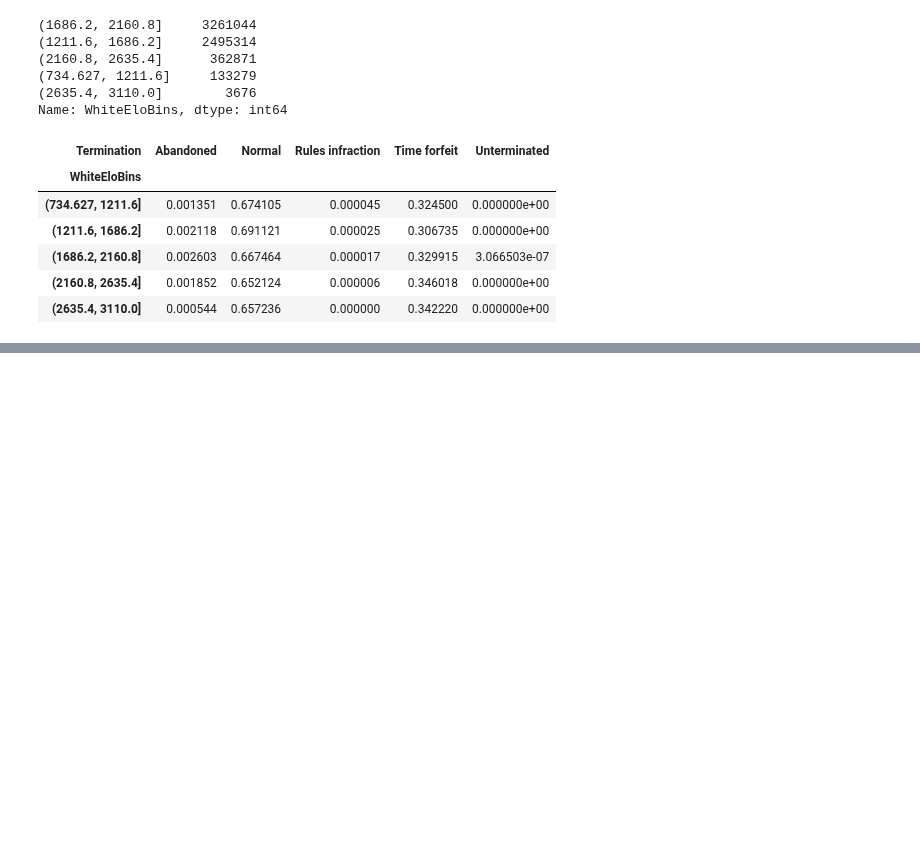
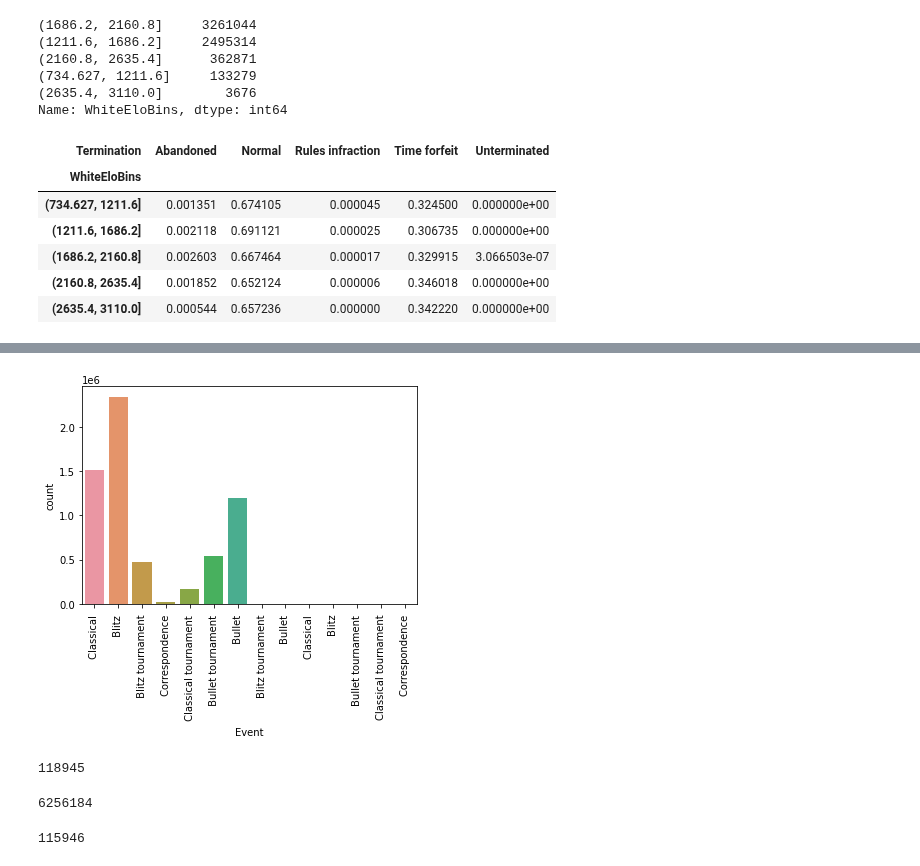
Before and after one commit to Starburned7/data-analytics-projects, a Jupyter notebook: chess_data_analysis.ipynb, the cells around one changed output, grey strips where cells are left out. Cells and saved outputs as stored; diff of their text form; code cells hidden in the pictures; blank space fills up the shorter version.

```diff
--- a/chess_data_analysis.ipynb
+++ b/chess_data_analysis.ipynb
@@ -103,0 +168,17 @@ pd.crosstab(df["WhiteEloBins"], df["Termination"], normalize="index")
+# %%
+sns.countplot(data=df, x="Event")
+plt.xticks(rotation=90);
+# %% [output]
+[figure, added]
+# %%
+df["White"].nunique()
+# %% [output]
+118945
+# %%
+len(df)
+# %% [output]
+6256184
+# %%
+df["Black"].nunique()
+# %% [output]
+115946
```
Also changed, not shown: parts of 16 cells of this notebook.
